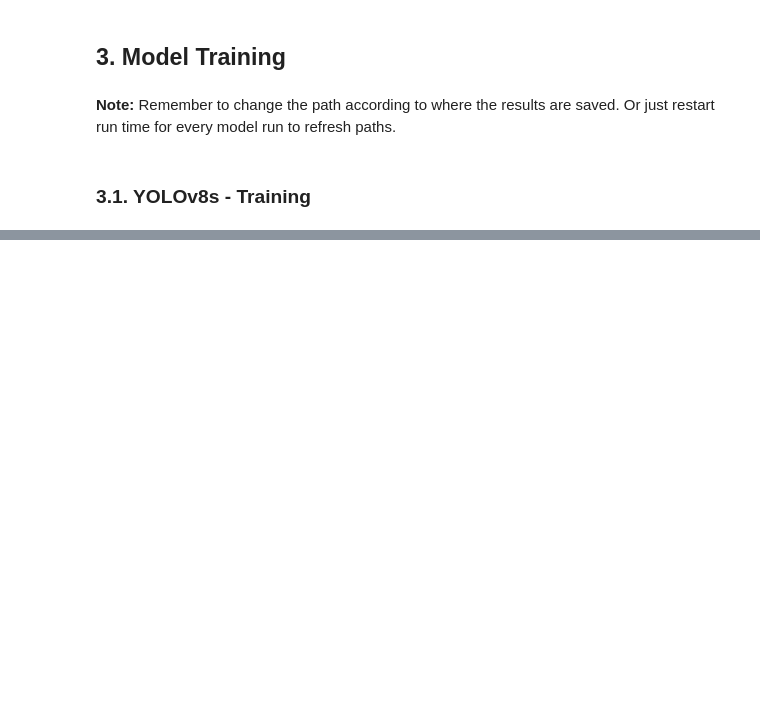
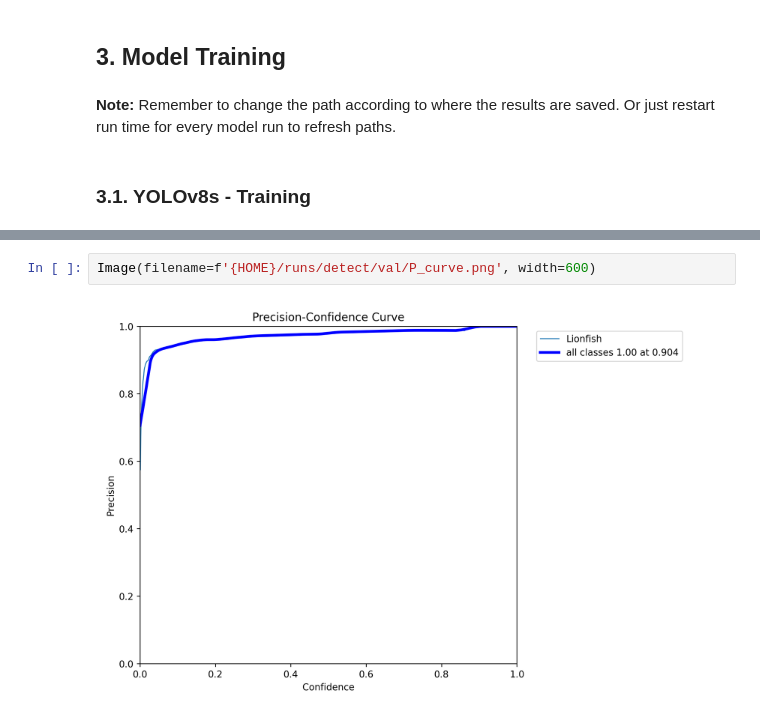
Before and after one commit to kluless13/paper, a Jupyter notebook: yolov8_LF.ipynb, the cells around one changed output, grey strips where cells are left out. Drawn from its saved outputs; the diff is of its cells as text; blank space fills up the shorter version.

```diff
--- a/yolov8_LF.ipynb
+++ b/yolov8_LF.ipynb
@@ -74,0 +197,4 @@ Image(filename=f'{HOME}/runs/detect/val/val_batch0_pred.jpg', width=600)
+# %%
+Image(filename=f'{HOME}/runs/detect/val/P_curve.png', width=600)
+# %% [output]
+[figure, added]
```
Also changed, not shown: parts of 84 cells of this notebook.
